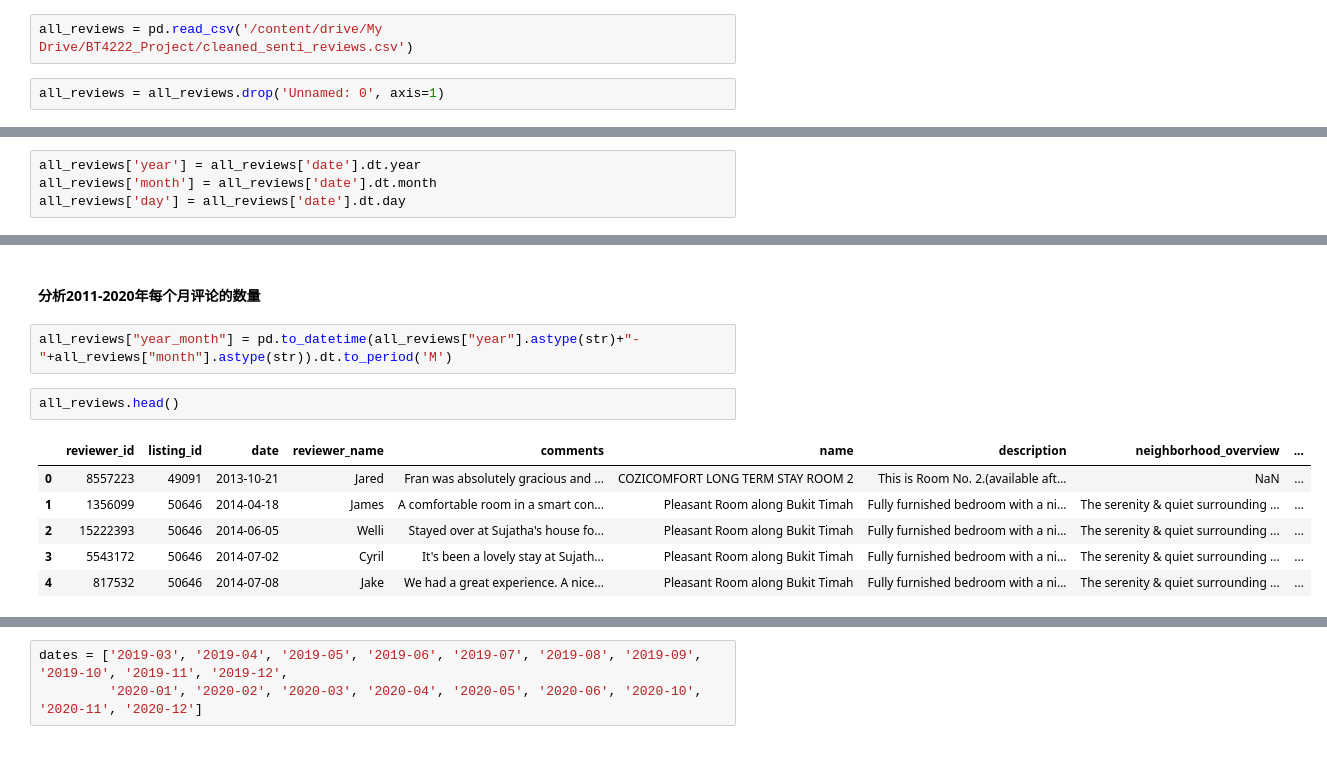
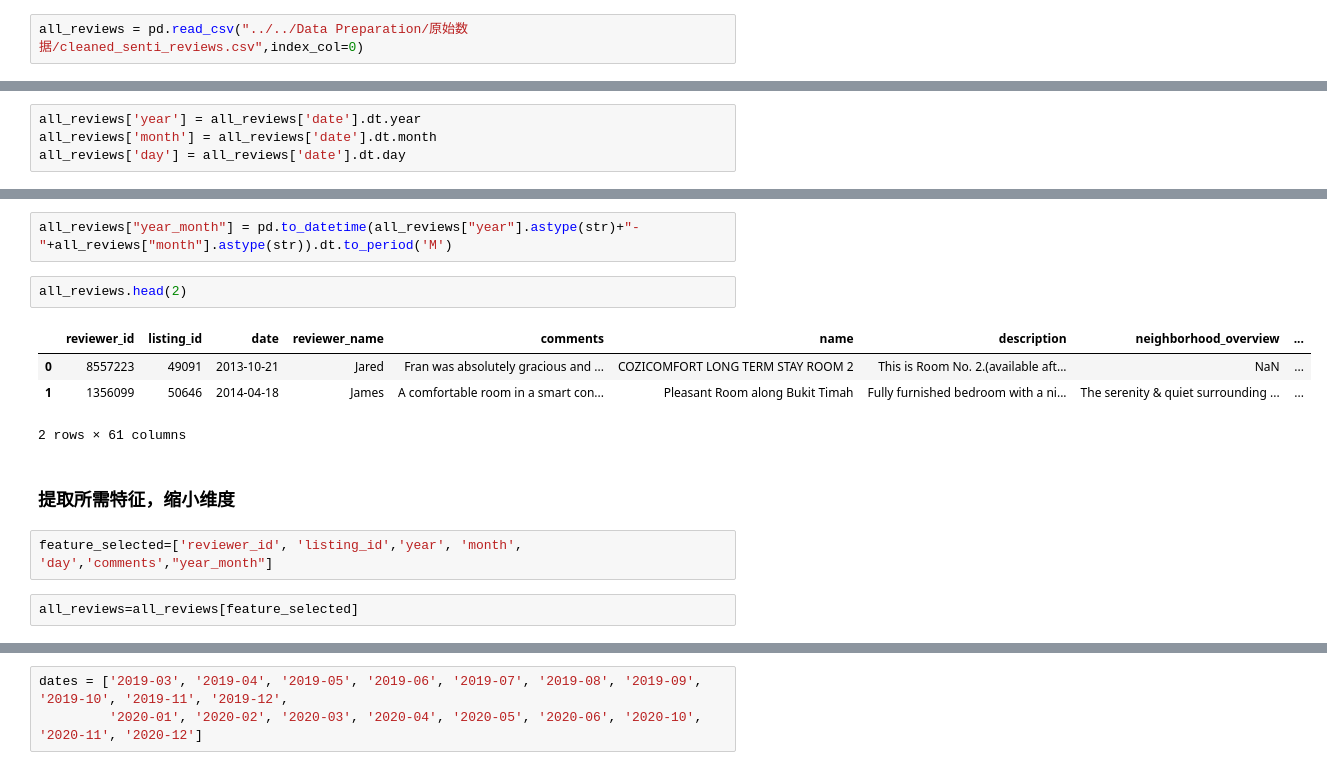
Before and after one commit to JT-H/Recommendation-System-for-Airbnb-Houses, a Jupyter notebook: EDA/Notebooks/EDA_6.ipynb, the cells around one changed output, grey strips where cells are left out. Saved outputs shown, nothing was run; the diff lists cells and outputs as text.

```diff
--- a/EDA/Notebooks/EDA_6.ipynb
+++ b/EDA/Notebooks/EDA_6.ipynb
@@ -14,4 +9,2 @@ import matplotlib.pyplot as plt
 # %%
-all_reviews = pd.read_csv('/content/drive/My Drive/BT4222_Project/cleaned_senti_reviews.csv')
+all_reviews = pd.read_csv("../../Data Preparation/原始数据/cleaned_senti_reviews.csv",index_col=0)
-# %%
-all_reviews = all_reviews.drop('Unnamed: 0', axis=1)
@@ -60,13 +51,15 @@ plt.show()
-# %% [markdown]
-#### 分析2011-2020年每个月评论的数量
 # %%
 all_reviews["year_month"] = pd.to_datetime(all_reviews["year"].astype(str)+"-"+all_reviews["month"].astype(str)).dt.to_period('M')
 # %%
-all_reviews.head()
+all_reviews.head(2)
 # %% [output]
 |  | reviewer_id | listing_id | date | reviewer_name | comments | name | description | neighborhood_overview | ... |
 | 0 | 8557223 | 49091 | 2013-10-21 | Jared | Fran was absolutely gracious and ... | COZICOMFORT LONG TERM STAY ROOM 2 | This is Room No. 2.(available aft... | NaN | ... |
 | 1 | 1356099 | 50646 | 2014-04-18 | James | A comfortable room in a smart con... | Pleasant Room along Bukit Timah | Fully furnished bedroom with a ni... | The serenity & quiet surrounding ... | ... |
-| 2 | 15222393 | 50646 | 2014-06-05 | Welli | Stayed over at Sujatha's house fo... | Pleasant Room along Bukit Timah | Fully furnished bedroom with a ni... | The serenity & quiet surrounding ... | ... |
-| 3 | 5543172 | 50646 | 2014-07-02 | Cyril | It's been a lovely stay at Sujath... | Pleasant Room along Bukit Timah | Fully furnished bedroom with a ni... | The serenity & quiet surrounding ... | ... |
-| 4 | 817532 | 50646 | 2014-07-08 | Jake | We had a great experience. A nice... | Pleasant Room along Bukit Timah | Fully furnished bedroom with a ni... | The serenity & quiet surrounding ... | ... |
+2 rows × 61 columns
+# %% [markdown]
+### 提取所需特征，缩小维度
+# %%
+feature_selected=['reviewer_id', 'listing_id','year', 'month', 'day','comments',"year_month"]
+# %%
+all_reviews=all_reviews[feature_selected]
```
Also changed, not shown: parts of 39 cells of this notebook, 6 other files.
